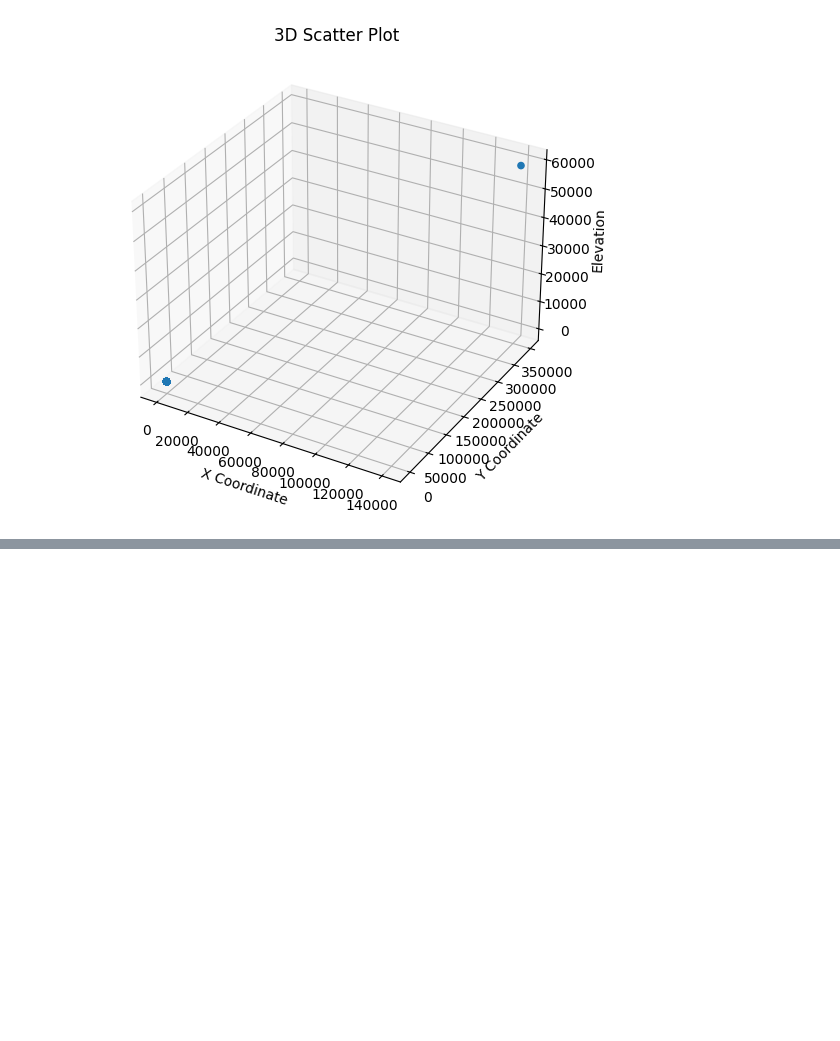
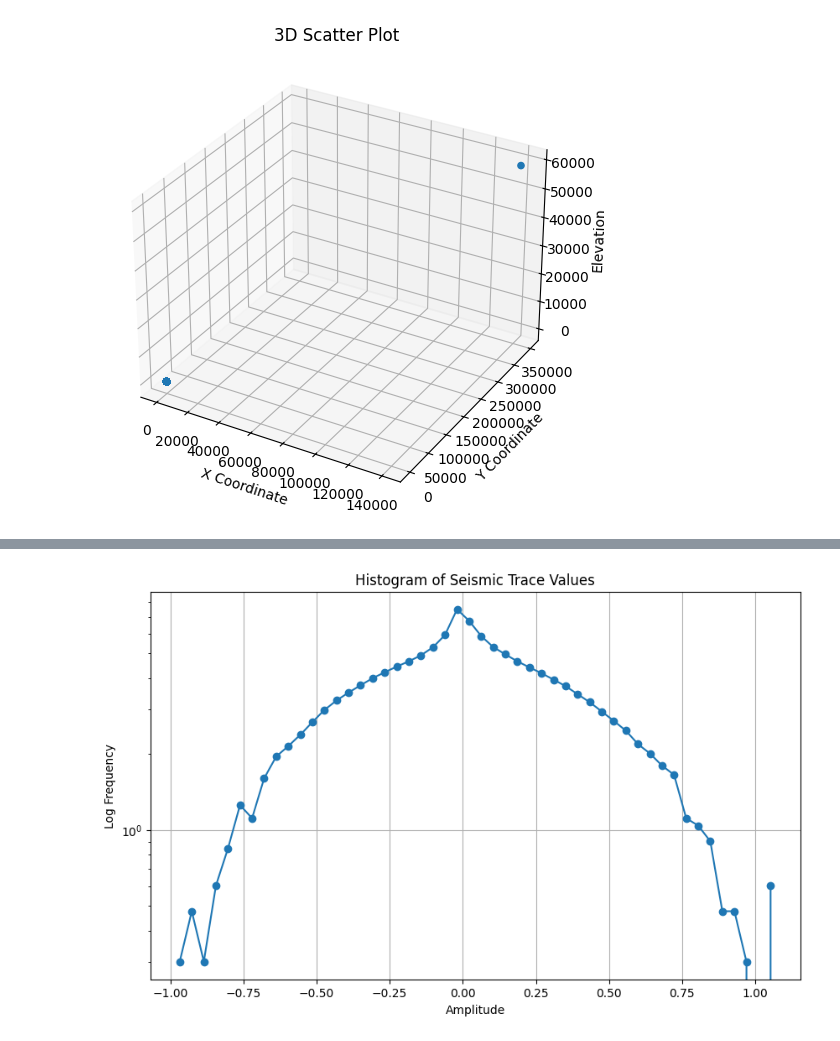
Before and after one commit to soroush62/Marine-Seismic-Data-Time-Series-Analysis-with-LightningChart-Python, a Jupyter notebook: Python Files/Test.ipynb, the cells around one changed output, grey strips where cells are left out. Cells and saved outputs as stored; diff of their text form; code cells hidden in the pictures; blank space fills up the shorter version.

```diff
--- a/Python Files/Test.ipynb
+++ b/Python Files/Test.ipynb
@@ -275,0 +366,18 @@ plot_time_series(df, trace_numbers=[1, 2, 3], sample_interval=sample_interval)
+# %%
+import matplotlib.pyplot as plt
+
+# Prepare data for Matplotlib
+x_values = [ (bin_edges[i] + bin_edges[i + 1]) / 2 for i in range(len(hist)) ]
+y_values = log_hist
+
+# Create the plot
+plt.figure(figsize=(10, 6))
+plt.plot(x_values, y_values, marker='o')
+plt.yscale('log')
+plt.xlabel('Amplitude')
+plt.ylabel('Log Frequency')
+plt.title('Histogram of Seismic Trace Values')
+plt.grid(True)
+plt.show()
+# %% [output]
+[figure, added]
```
Also changed, not shown: parts of 3 cells of this notebook, 1 other file.
